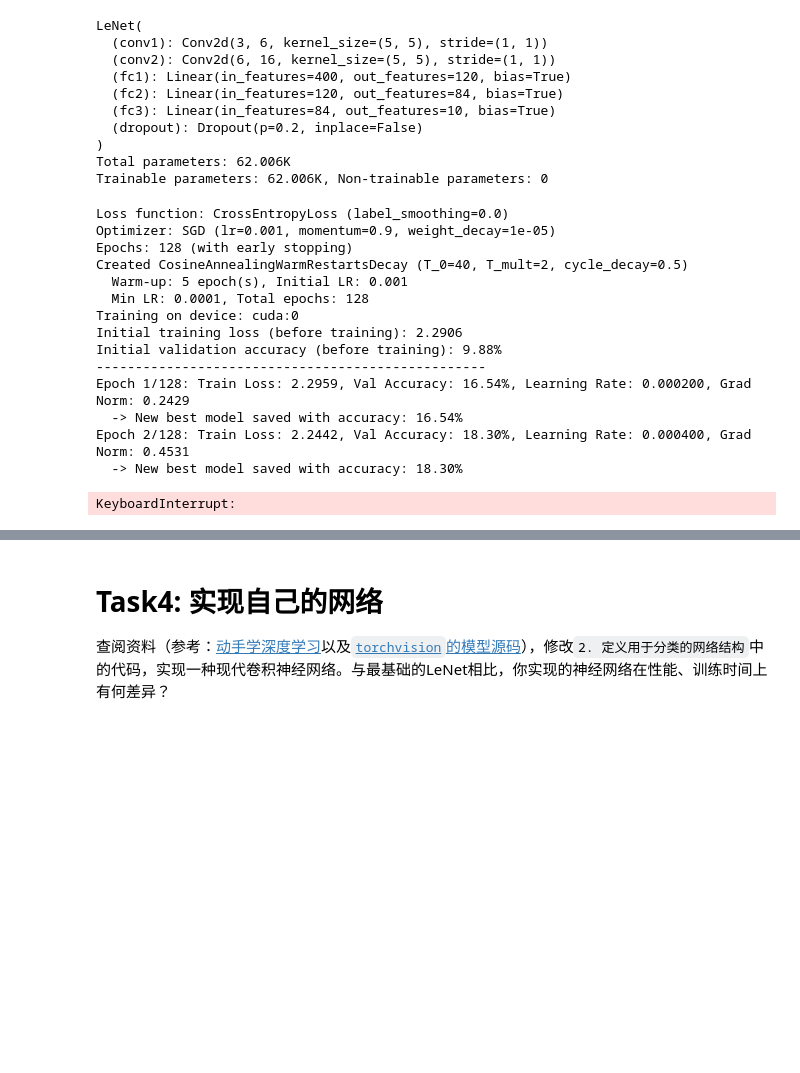
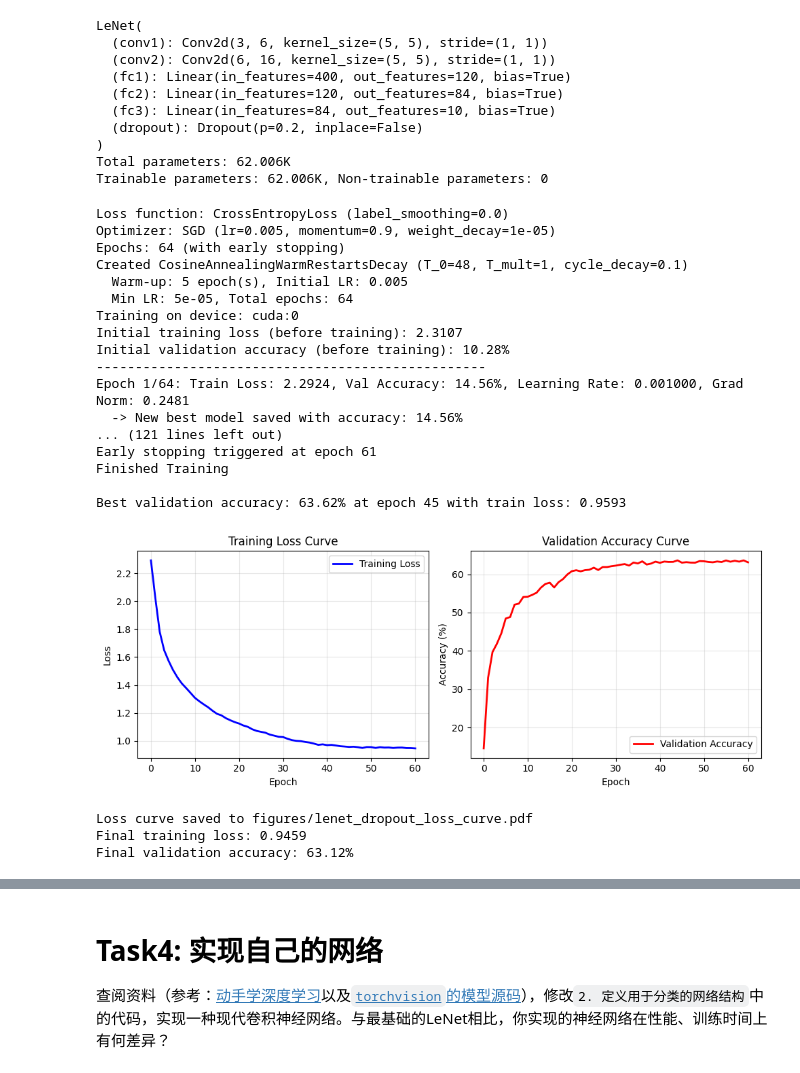
Before and after one commit to Snivallus/Introduction-to-AI-Project-01, a Jupyter notebook: project.ipynb, the cells around one changed output, grey strips where cells are left out. Drawn from its saved outputs; the diff is of its cells as text; code cells hidden in the pictures; blank space fills up the shorter version.

```diff
--- a/project.ipynb
+++ b/project.ipynb
@@ -524,45 +510,52 @@ print(f"Epochs: {NUM_EPOCHS} (with early stopping)")
 scheduler_config_dropout = create_learning_rate_scheduler(
     optimizer_dropout,
     scheduler_type='cosine',
     total_epochs=NUM_EPOCHS,
     initial_lr=LR,
     min_lr=MIN_LR,
     T_0=T_0,
+    T_mult=T_MULT,
     cycle_decay=CYCLE_DECAY
 )
 
 # Train Dropout network with L2 regularization
 save_path_dropout = 'checkpoints/lenet_dropout'
 train_losses_dropout, val_accuracies_dropout = train_model(
     model=lenet_dropout,
     train_loader=train_loader,
     criterion=criterion_dropout,
     optimizer=optimizer_dropout,
     num_epochs=NUM_EPOCHS,
     save_path=save_path_dropout,
     val_loader=val_loader,
     early_stopping_patience=EARLY_STOPPING_PATIENCE,
     scheduler_config=scheduler_config_dropout
 )
 
 # Plot loss curves
 plot_loss_curves(train_losses_dropout, val_accuracies_dropout, FIGURE_DIR / 'lenet_dropout_loss_curve.pdf')
 # %% [output]
 Loss function: CrossEntropyLoss (label_smoothing=0.0)
-Optimizer: SGD (lr=0.001, momentum=0.9, weight_decay=1e-05)
-Epochs: 128 (with early stopping)
-Created CosineAnnealingWarmRestartsDecay (T_0=40, T_mult=2, cycle_decay=0.5)
-  Warm-up: 5 epoch(s), Initial LR: 0.001
-  Min LR: 0.0001, Total epochs: 128
+Optimizer: SGD (lr=0.005, momentum=0.9, weight_decay=1e-05)
+Epochs: 64 (with early stopping)
+Created CosineAnnealingWarmRestartsDecay (T_0=48, T_mult=1, cycle_decay=0.1)
+  Warm-up: 5 epoch(s), Initial LR: 0.005
+  Min LR: 5e-05, Total epochs: 64
 Training on device: cuda:0
-Initial training loss (before training): 2.2906
-Initial validation accuracy (before training): 9.88%
+Initial training loss (before training): 2.3107
+Initial validation accuracy (before training): 10.28%
 --------------------------------------------------
-Epoch 1/128: Train Loss: 2.2959, Val Accuracy: 16.54%, Learning Rate: 0.000200, Grad Norm: 0.2429
-  -> New best model saved with accuracy: 16.54%
-Epoch 2/128: Train Loss: 2.2442, Val Accuracy: 18.30%, Learning Rate: 0.000400, Grad Norm: 0.4531
-  -> New best model saved with accuracy: 18.30%
+Epoch 1/64: Train Loss: 2.2924, Val Accuracy: 14.56%, Learning Rate: 0.001000, Grad Norm: 0.2481
+  -> New best model saved with accuracy: 14.56%
+... (121 lines left out)
+Early stopping triggered at epoch 61
+Finished Training
+
+Best validation accuracy: 63.62% at epoch 45 with train loss: 0.9593
+[figure, added]
-KeyboardInterrupt:
+Loss curve saved to figures/lenet_dropout_loss_curve.pdf
+Final training loss: 0.9459
+Final validation accuracy: 63.12%
 # %%
 # Evaluate on test set
 print("\nEvaluating LeNet with Dropout on test set...")
```
Also changed, not shown: parts of 19 cells of this notebook, 19 other files.
